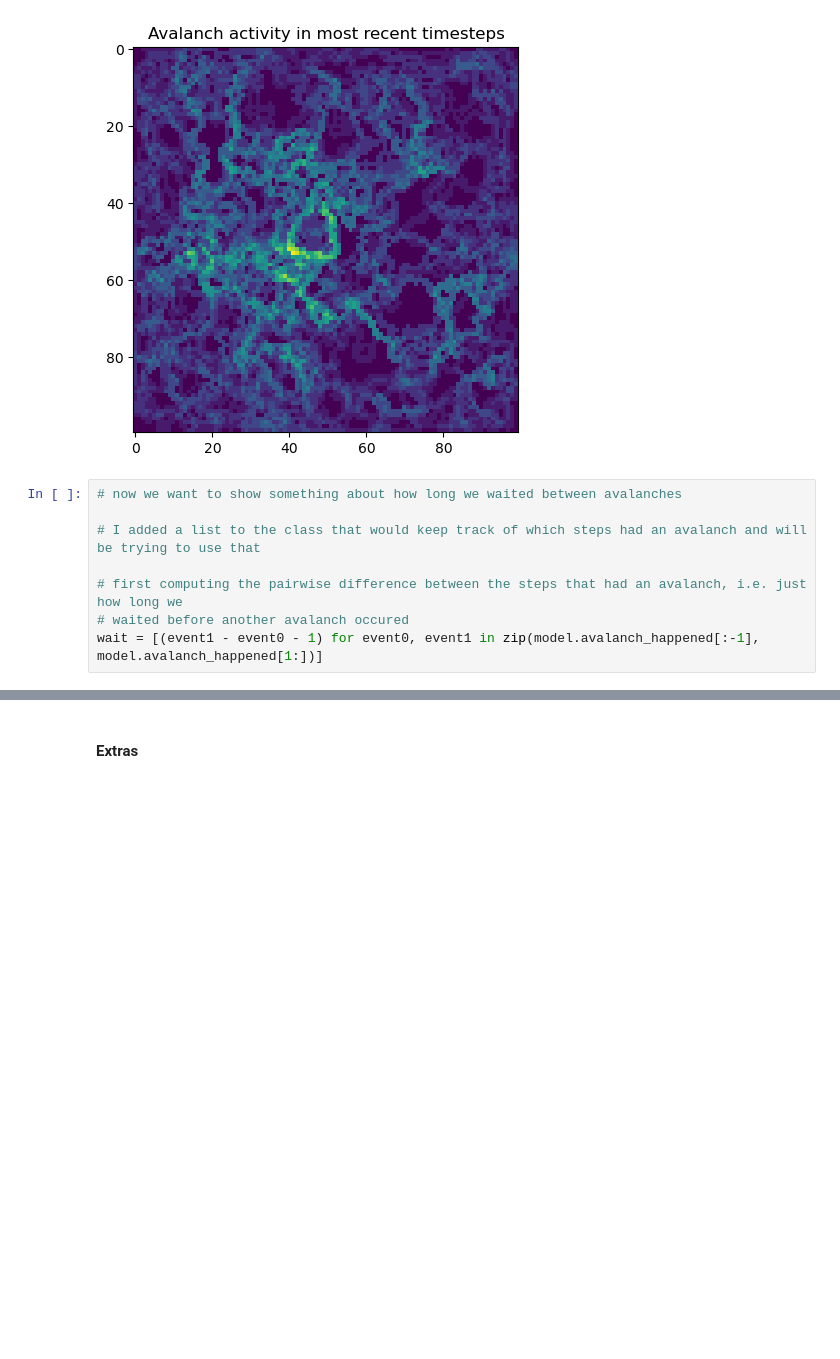
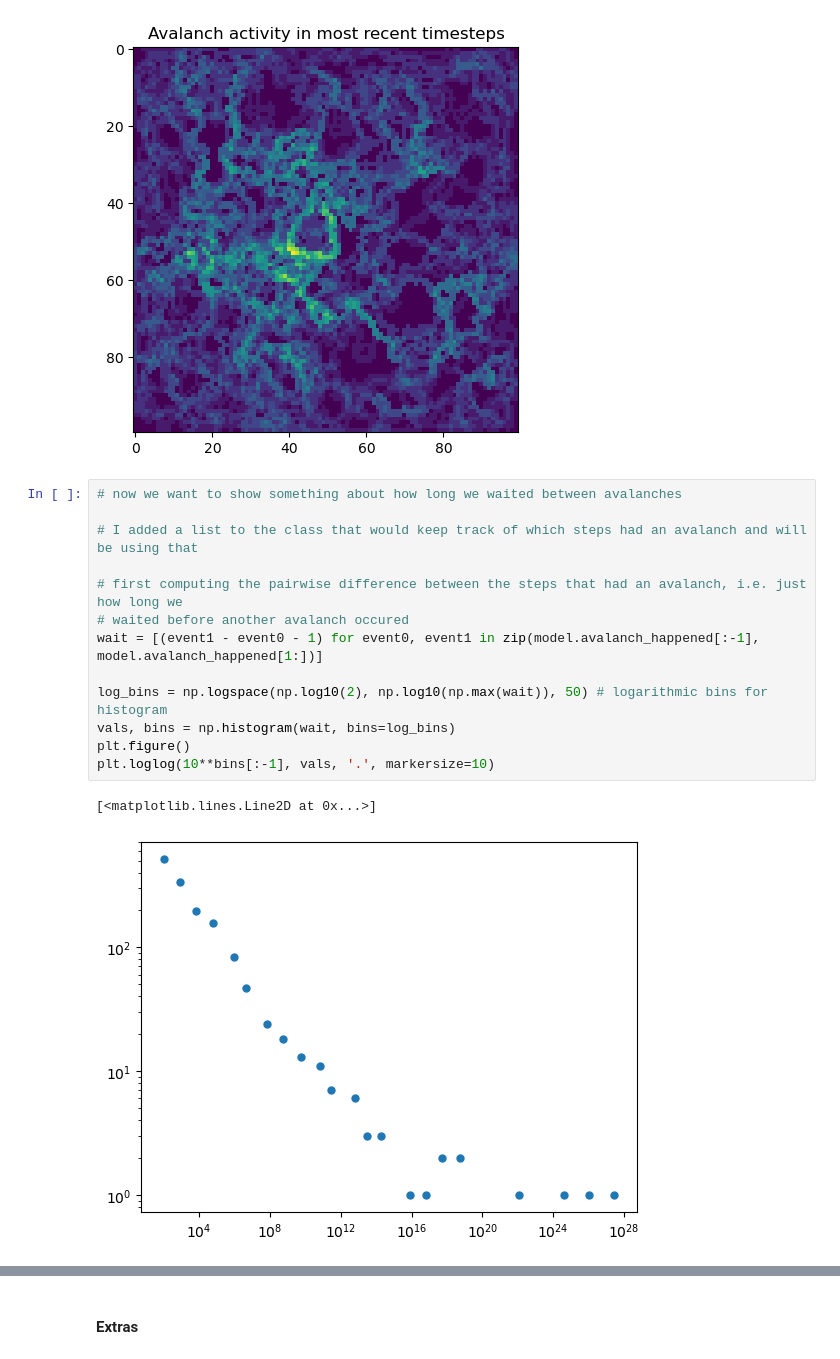
Before and after one commit to swilliamson7/comp_physics_sw, a Jupyter notebook: hw/cellular_automata_complexity_sw.ipynb, the cells around one changed output, grey strips where cells are left out. Cells and saved outputs as stored; diff of their text form; blank space fills up the shorter version.

```diff
--- a/hw/cellular_automata_complexity_sw.ipynb
+++ b/hw/cellular_automata_complexity_sw.ipynb
@@ -198,8 +198,16 @@ Text(0.5, 1.0, 'Avalanch activity in most recent timesteps')
 # %%
 # now we want to show something about how long we waited between avalanches
 
-# I added a list to the class that would keep track of which steps had an avalanch and will be trying to use that
+# I added a list to the class that would keep track of which steps had an avalanch and will be using that
 
 # first computing the pairwise difference between the steps that had an avalanch, i.e. just how long we
 # waited before another avalanch occured
 wait = [(event1 - event0 - 1) for event0, event1 in zip(model.avalanch_happened[:-1], model.avalanch_happened[1:])]
+
+log_bins = np.logspace(np.log10(2), np.log10(np.max(wait)), 50) # logarithmic bins for histogram
+vals, bins = np.histogram(wait, bins=log_bins)
+plt.figure()
+plt.loglog(10**bins[:-1], vals, '.', markersize=10)
+# %% [output]
+[<matplotlib.lines.Line2D at 0x...>]
+[figure, added]
```
Also changed, not shown: parts of 3 cells of this notebook.
